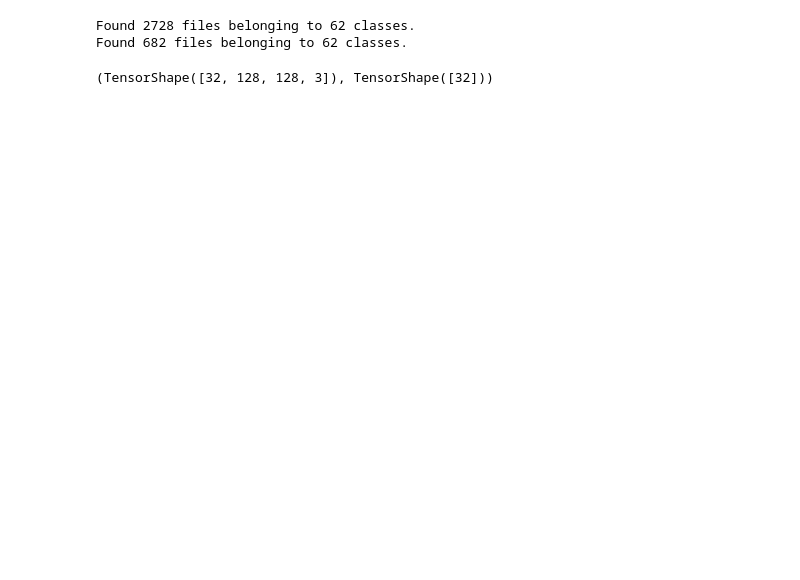
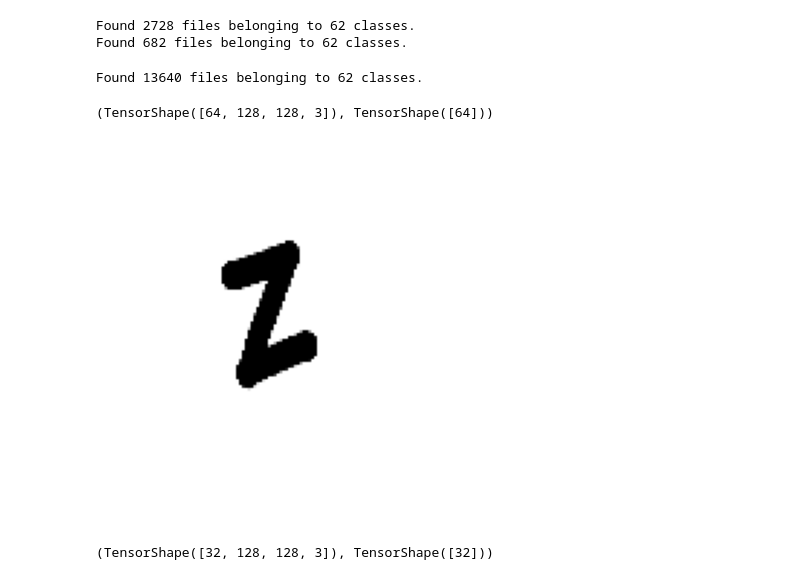
Before and after one commit to sachinadk2011/handwritten-alphanumeric-recognition, a Jupyter notebook: handwritten_recognition.ipynb, the cells around one changed output. Drawn from its saved outputs; the diff is of its cells as text; code cells hidden in the pictures; blank space fills up the shorter version.

```diff
--- a/handwritten_recognition.ipynb
+++ b/handwritten_recognition.ipynb
@@ -36,6 +36,18 @@ validation_ds =  keras.utils.image_dataset_from_directory(
 # %% [output]
 Found 2728 files belonging to 62 classes.
 Found 682 files belonging to 62 classes.
+# %%
+aug_ds = keras.utils.image_dataset_from_directory(
+    directory = "/content/drive/MyDrive/handwritten_english_character_and_digits/augmented_images/augmented_images1",
+    labels="inferred",
+    label_mode="int",
+    batch_size=64,
+    image_size=(128, 128),
+    shuffle=True,
+    seed=42,
+)
+# %% [output]
+Found 13640 files belonging to 62 classes.
 # %%
 #normalize
 def process(image, label):
@@ -44,6 +56,19 @@ def process(image, label):
 # %%
 train_ds = train_ds.map(process)
 validation_ds = validation_ds.map(process)
+# %%
+aug_ds = aug_ds.map(process)
+
+images, label = next(iter(aug_ds))
+images.shape, label.shape
+# %% [output]
+(TensorShape([64, 128, 128, 3]), TensorShape([64]))
+# %%
+plt.imshow(images[2].numpy())
+plt.axis('off')
+plt.show()
+# %% [output]
+[figure, added]
 # %%
 import os
 import random
```
Also changed, not shown: parts of 10 cells of this notebook.
